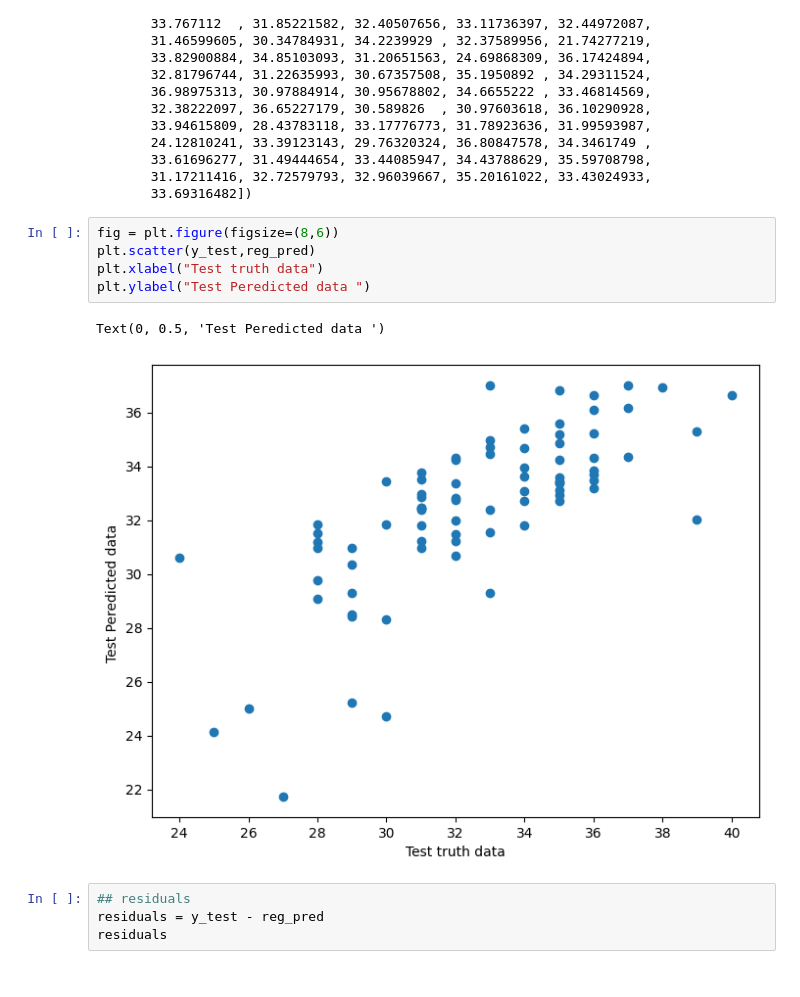
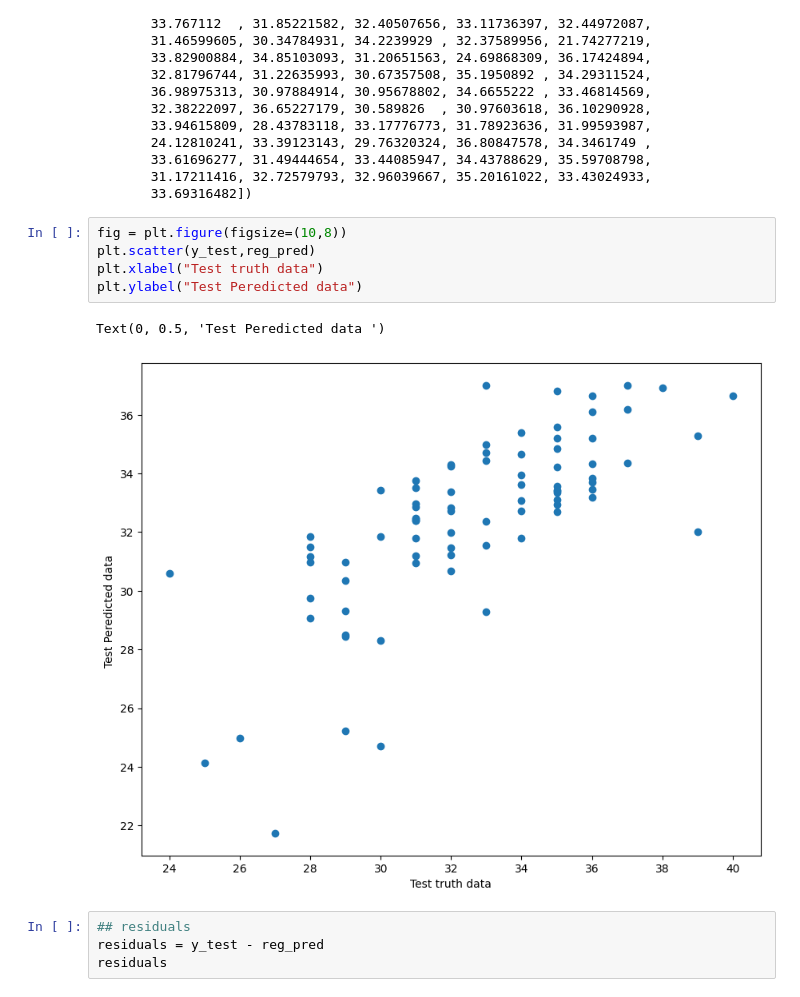
Before and after one commit to Rushi9867/Ineuron_Tasks, a Jupyter notebook: EDA/Algerian_Forest/Algerian_forest.ipynb, the cells around one changed output. Saved outputs shown, nothing was run; the diff lists cells and outputs as text.

```diff
--- a/EDA/Algerian_Forest/Algerian_forest.ipynb
+++ b/EDA/Algerian_Forest/Algerian_forest.ipynb
@@ -698,13 +698,13 @@ array([32.86982262, 34.97907511, 34.71895423, 32.93220734, 36.64866482,
        31.17211416, 32.72579793, 32.96039667, 35.20161022, 33.43024933,
        33.69316482])
 # %%
-fig = plt.figure(figsize=(8,6))
+fig = plt.figure(figsize=(10,8))
 plt.scatter(y_test,reg_pred)
 plt.xlabel("Test truth data")
-plt.ylabel("Test Peredicted data ")
+plt.ylabel("Test Peredicted data")
 # %% [output]
 Text(0, 0.5, 'Test Peredicted data ')
-[figure, old version]
+[figure, new version]
 # %%
 ## residuals
 residuals = y_test - reg_pred
```
Also changed, not shown: parts of 18 cells of this notebook.
